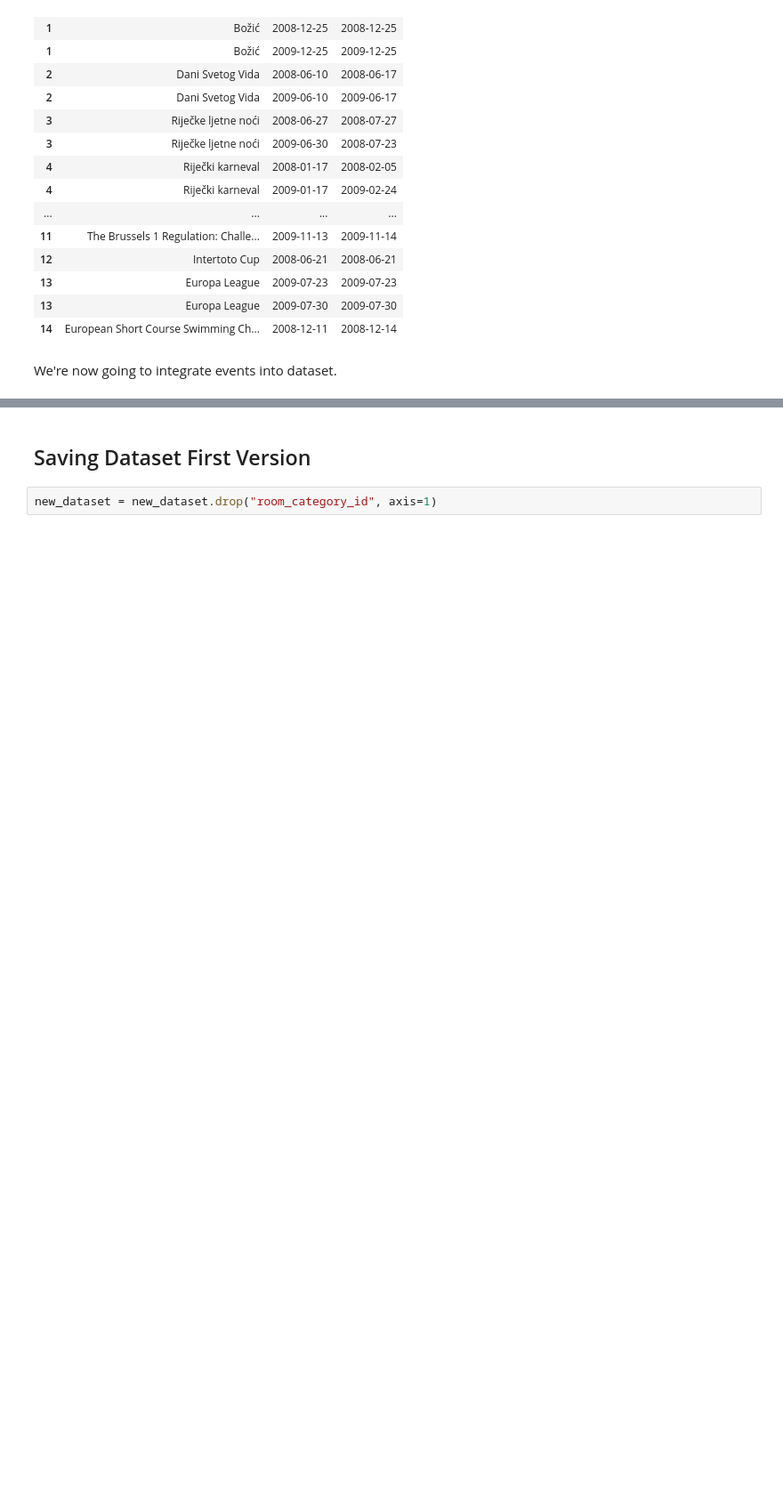
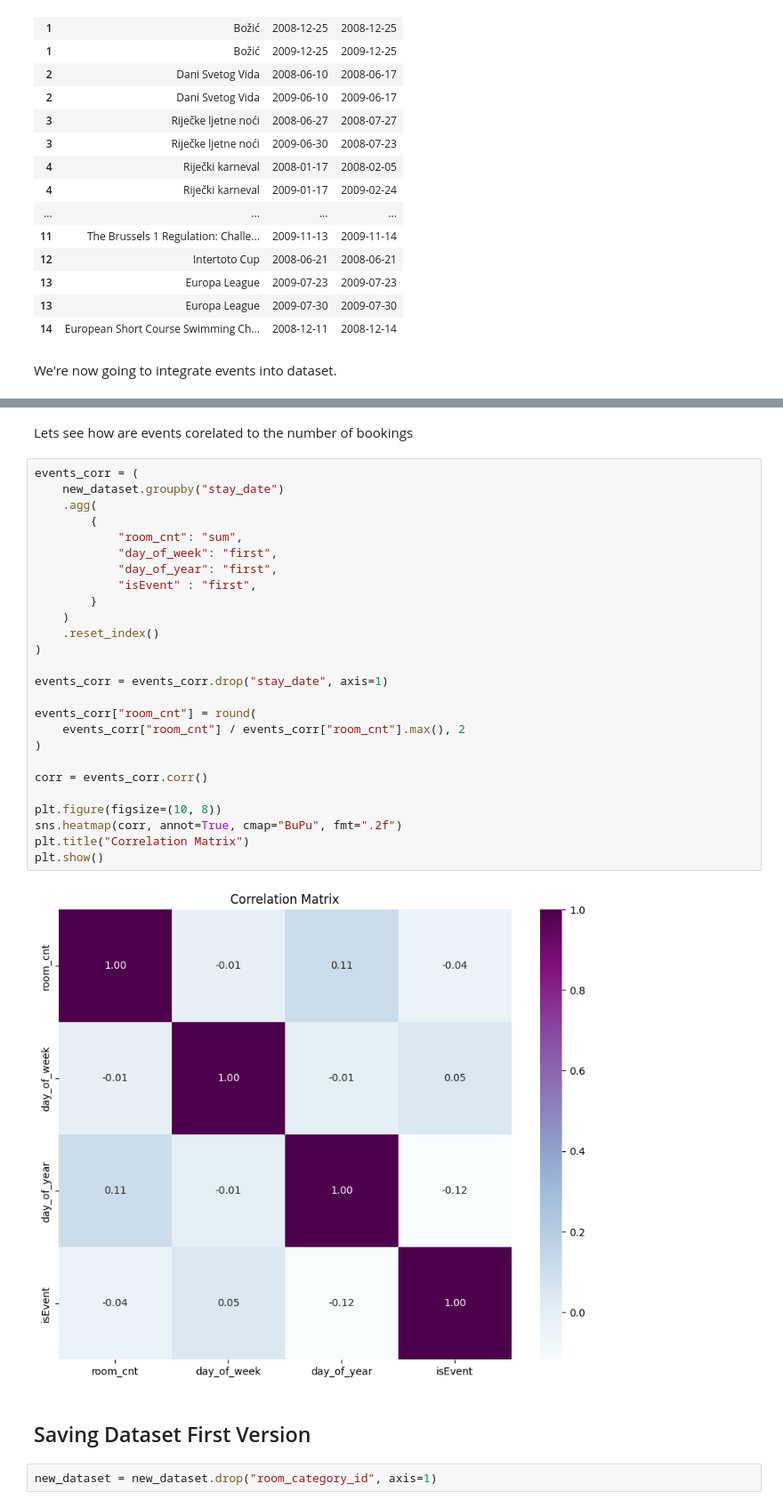
Before and after one commit to usernamenenad/Lumen, a Jupyter notebook: src/borisDataset.ipynb, the cells around one changed output, grey strips where cells are left out. Shown at 89% size. Cells and saved outputs as stored; diff of their text form; blank space fills up the shorter version.

Commit message:
Dodao sam korelacionu matricu za evente

```diff
--- a/src/borisDataset.ipynb
+++ b/src/borisDataset.ipynb
@@ -663,3 +663,33 @@ Unique values: [0 1 2]
+# %% [markdown]
+Lets see how are events corelated to the number of bookings
+# %%
+events_corr = (
+    new_dataset.groupby("stay_date")
+    .agg(
+        {
+            "room_cnt": "sum",
+            "day_of_week": "first",
+            "day_of_year": "first",
+            "isEvent" : "first",
+        }
+    )
+    .reset_index()
+)
+
+events_corr = events_corr.drop("stay_date", axis=1)
+
+events_corr["room_cnt"] = round(
+    events_corr["room_cnt"] / events_corr["room_cnt"].max(), 2
+)
+
+corr = events_corr.corr()
+
+plt.figure(figsize=(10, 8))
+sns.heatmap(corr, annot=True, cmap="BuPu", fmt=".2f")
+plt.title("Correlation Matrix")
+plt.show()
+# %% [output]
+[figure, added]
 # %% [markdown]
 ## Saving Dataset First Version
 # %%
```
Also changed, not shown: parts of 1 cell of this notebook.
